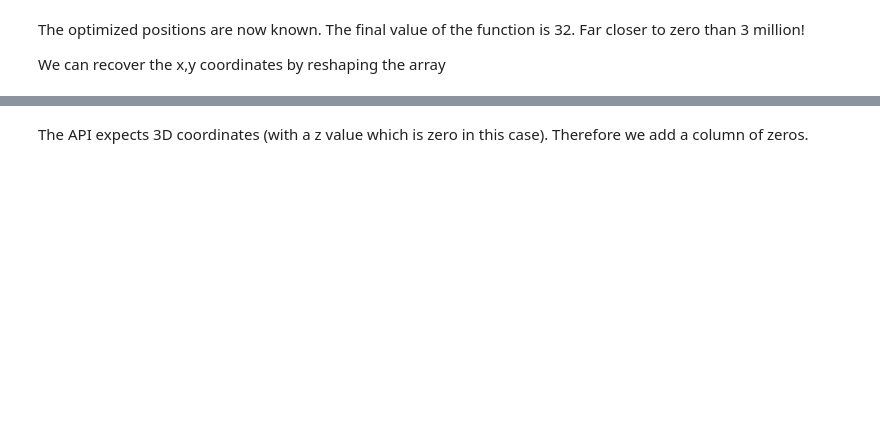
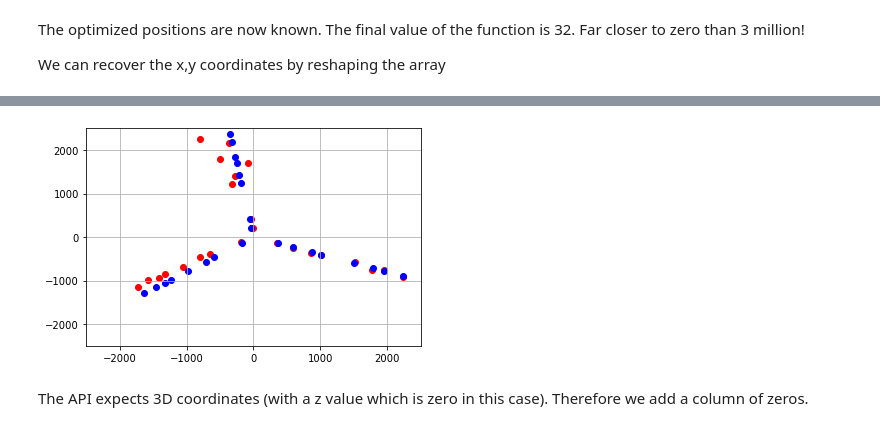
Before and after one commit to tmolteno/TART, a Jupyter notebook: doc/calibration/positions/three_arm_survey.ipynb, the cells around one changed output, grey strips where cells are left out. Cells and saved outputs as stored; diff of their text form; code cells hidden in the pictures; blank space fills up the shorter version.

```diff
--- a/doc/calibration/positions/three_arm_survey.ipynb
+++ b/doc/calibration/positions/three_arm_survey.ipynb
@@ -120,12 +144,22 @@ The function below is minimized when the positions (in variable x) are consisten
 
 Note that the x input is a 1D vector of with 48 entries as [p0.x, p0.y, p1.x, p1.y]
 # %%
+def dist(a,b):
+    return np.sqrt((a[0]-b[0])**2 + (a[1]-b[1])**2)
+
+def p(x, i):
+    return [x[2*i],x[2*i+1]]
+
+center = [0,0]
 def f(x):
     ret = 0
     for i in range(n_ant):
-        for j in range(3):
-            p = [x[2*i],x[2*i+1]]
-            ret += (dist(reference_points[j], p) - m[i,j])**2
+        p_i = p(x,i)
+        ret += (dist(center, p_i) - m_0[i])**2
+        for j in range(n_ant):
+            p_j = p(x,j)
+            if not np.isnan(m_ij[i,j]):
+                ret += (dist(p_j, p_i) - m_ij[i,j])**2
     return ret
 
 print(f(initial_guess))
@@ -141,11 +212,13 @@ pos
 # %%
 plt.scatter(pos[:,0], pos[:,1], color='red')
 plt.scatter(pos_i[:,0], pos_i[:,1], color='blue')
 
-plt.xlim(-2000,2000)
-plt.ylim(-2000,2000)
+plt.xlim(-2500,2500)
+plt.ylim(-2500,2500)
 plt.grid(True)
 plt.show()
+# %% [output]
+[figure, added]
 # %% [markdown]
 The API expects 3D coordinates (with a z value which is zero in this case). Therefore we add a column of zeros.
 # %%
```
Also changed, not shown: parts of 14 cells of this notebook.
